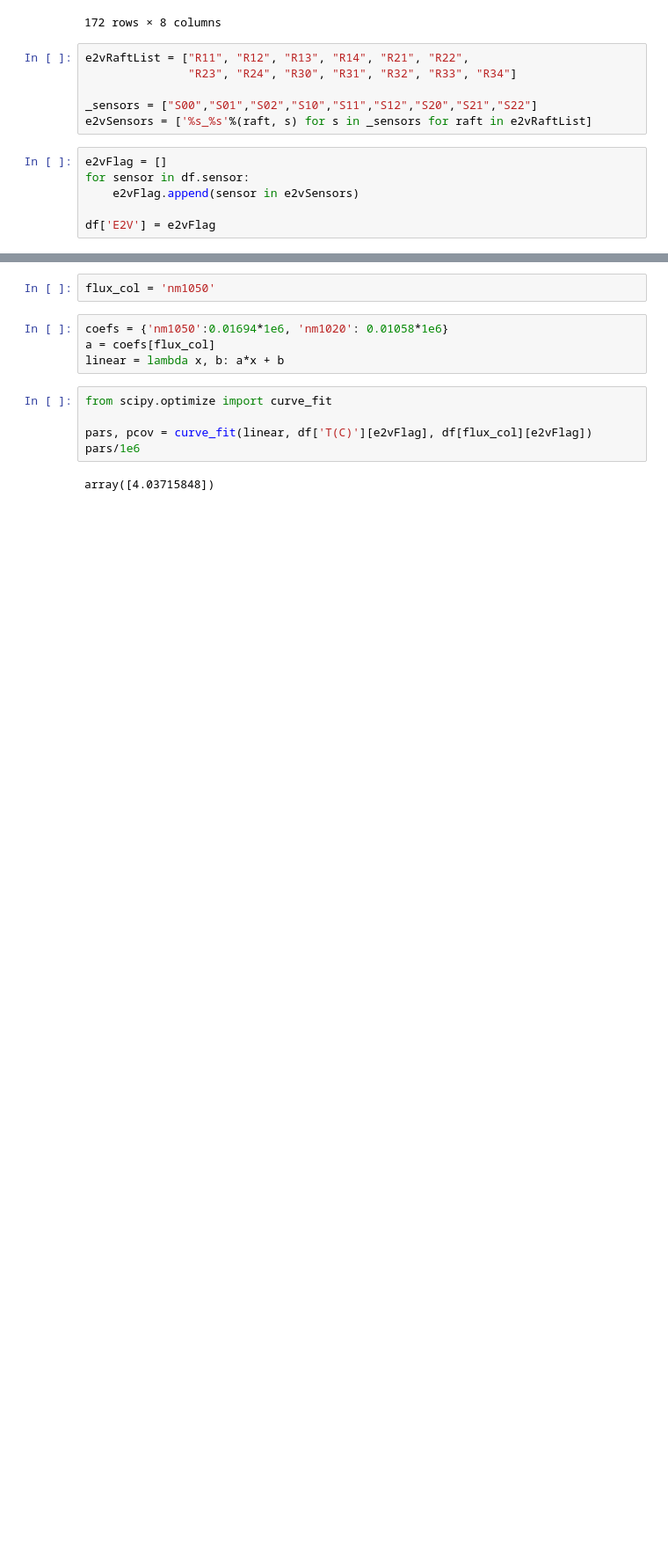
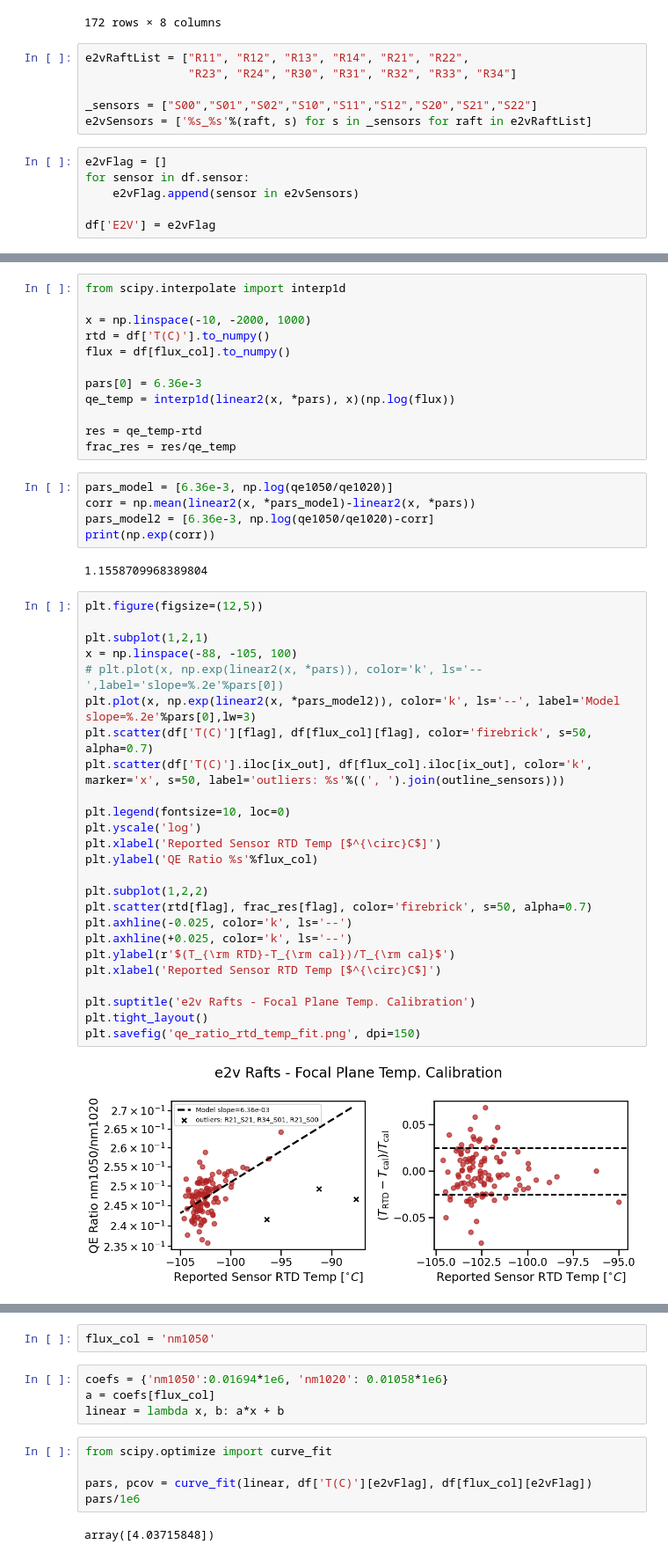
Before and after one commit to estevesjh/slacSummer2023, a Jupyter notebook: ccdTemp/1-QETemp-Calibration.ipynb, the cells around one changed output, grey strips where cells are left out. Shown at 88% size. Saved outputs shown, nothing was run; the diff lists cells and outputs as text; blank space fills up the shorter version.

```diff
--- a/ccdTemp/1-QETemp-Calibration.ipynb
+++ b/ccdTemp/1-QETemp-Calibration.ipynb
@@ -61,0 +172,46 @@ https://confluence.slac.stanford.edu/display/LSSTCAM/Focal+Plane+Temperature+Con
+# %%
+from scipy.interpolate import interp1d
+
+x = np.linspace(-10, -2000, 1000)
+rtd = df['T(C)'].to_numpy()
+flux = df[flux_col].to_numpy()
+
+pars[0] = 6.36e-3
+qe_temp = interp1d(linear2(x, *pars), x)(np.log(flux))
+
+res = qe_temp-rtd
+frac_res = res/qe_temp
+# %%
+pars_model = [6.36e-3, np.log(qe1050/qe1020)]
+corr = np.mean(linear2(x, *pars_model)-linear2(x, *pars))
+pars_model2 = [6.36e-3, np.log(qe1050/qe1020)-corr]
+print(np.exp(corr))
+# %% [output]
+1.1558709968389804
+# %%
+plt.figure(figsize=(12,5))
+
+plt.subplot(1,2,1)
+x = np.linspace(-88, -105, 100)
+# plt.plot(x, np.exp(linear2(x, *pars)), color='k', ls='--',label='slope=%.2e'%pars[0])
+plt.plot(x, np.exp(linear2(x, *pars_model2)), color='k', ls='--', label='Model slope=%.2e'%pars[0],lw=3)
+plt.scatter(df['T(C)'][flag], df[flux_col][flag], color='firebrick', s=50, alpha=0.7)
+plt.scatter(df['T(C)'].iloc[ix_out], df[flux_col].iloc[ix_out], color='k', marker='x', s=50, label='outliers: %s'%((', ').join(outline_sensors)))
+
+plt.legend(fontsize=10, loc=0)
+plt.yscale('log')
+plt.xlabel('Reported Sensor RTD Temp [$^{\circ}C$]')
+plt.ylabel('QE Ratio %s'%flux_col)
+
+plt.subplot(1,2,2)
+plt.scatter(rtd[flag], frac_res[flag], color='firebrick', s=50, alpha=0.7)
+plt.axhline(-0.025, color='k', ls='--')
+plt.axhline(+0.025, color='k', ls='--')
+plt.ylabel(r'$(T_{\rm RTD}-T_{\rm cal})/T_{\rm cal}$')
+plt.xlabel('Reported Sensor RTD Temp [$^{\circ}C$]')
+
+plt.suptitle('e2v Rafts - Focal Plane Temp. Calibration')
+plt.tight_layout()
+plt.savefig('qe_ratio_rtd_temp_fit.png', dpi=150)
+# %% [output]
+[figure, added]
```
Also changed, not shown: parts of 69 cells of this notebook, 22 other files.
